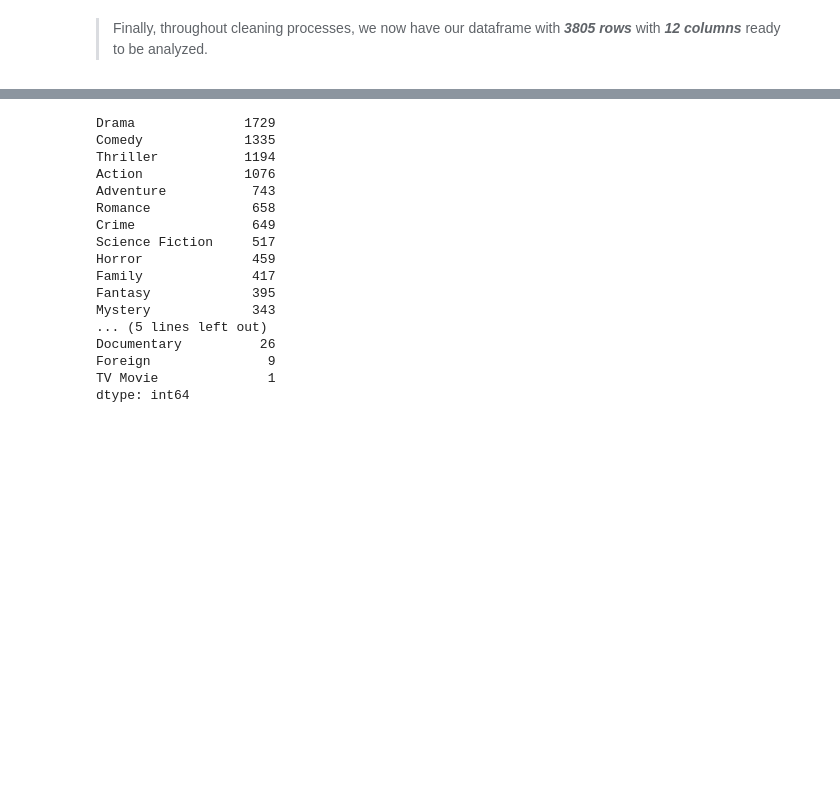
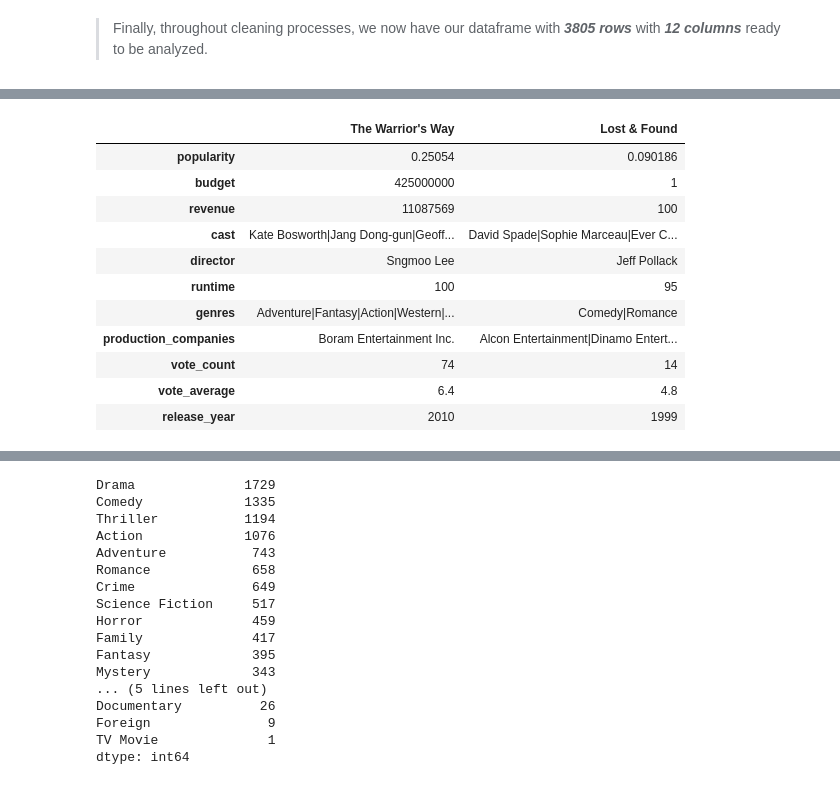
Before and after one commit to Steve-Choi/DAND, a Jupyter notebook: tmdb_project.ipynb, the cells around one changed output, grey strips where cells are left out. Cells and saved outputs as stored; diff of their text form; code cells hidden in the pictures; blank space fills up the shorter version.

```diff
--- a/tmdb_project.ipynb
+++ b/tmdb_project.ipynb
@@ -272,3 +275,32 @@ df.head()
+# %%
+# define a function
+def find_extrema(col):
+    # find index of maximum and minimum of a requested axis
+    id_extrema = [df[col].idxmax(), df[col].idxmin()]
+
+    # selec the data
+    df_temp = df.loc[id_extrema,:]
+
+    # set 'original_title' as new index, delete the index title, and transpose
+    df_temp = df_temp.set_index('original_title').rename_axis(None).T
+
+    return df_temp
+# %%
+# example of find_extrema() function
+find_extrema('budget')
+# %% [output]
+|  | The Warrior's Way | Lost & Found |
+| popularity | 0.25054 | 0.090186 |
+| budget | 425000000 | 1 |
+| revenue | 11087569 | 100 |
+| cast | Kate Bosworth|Jang Dong-gun|Geoff... | David Spade|Sophie Marceau|Ever C... |
+| director | Sngmoo Lee | Jeff Pollack |
+| runtime | 100 | 95 |
+| genres | Adventure|Fantasy|Action|Western|... | Comedy|Romance |
+| production_companies | Boram Entertainment Inc. | Alcon Entertainment|Dinamo Entert... |
+| vote_count | 74 | 14 |
+| vote_average | 6.4 | 4.8 |
+| release_year | 2010 | 1999 |
 # %% [markdown]
 >
 # %%
```
Also changed, not shown: parts of 8 cells of this notebook.
